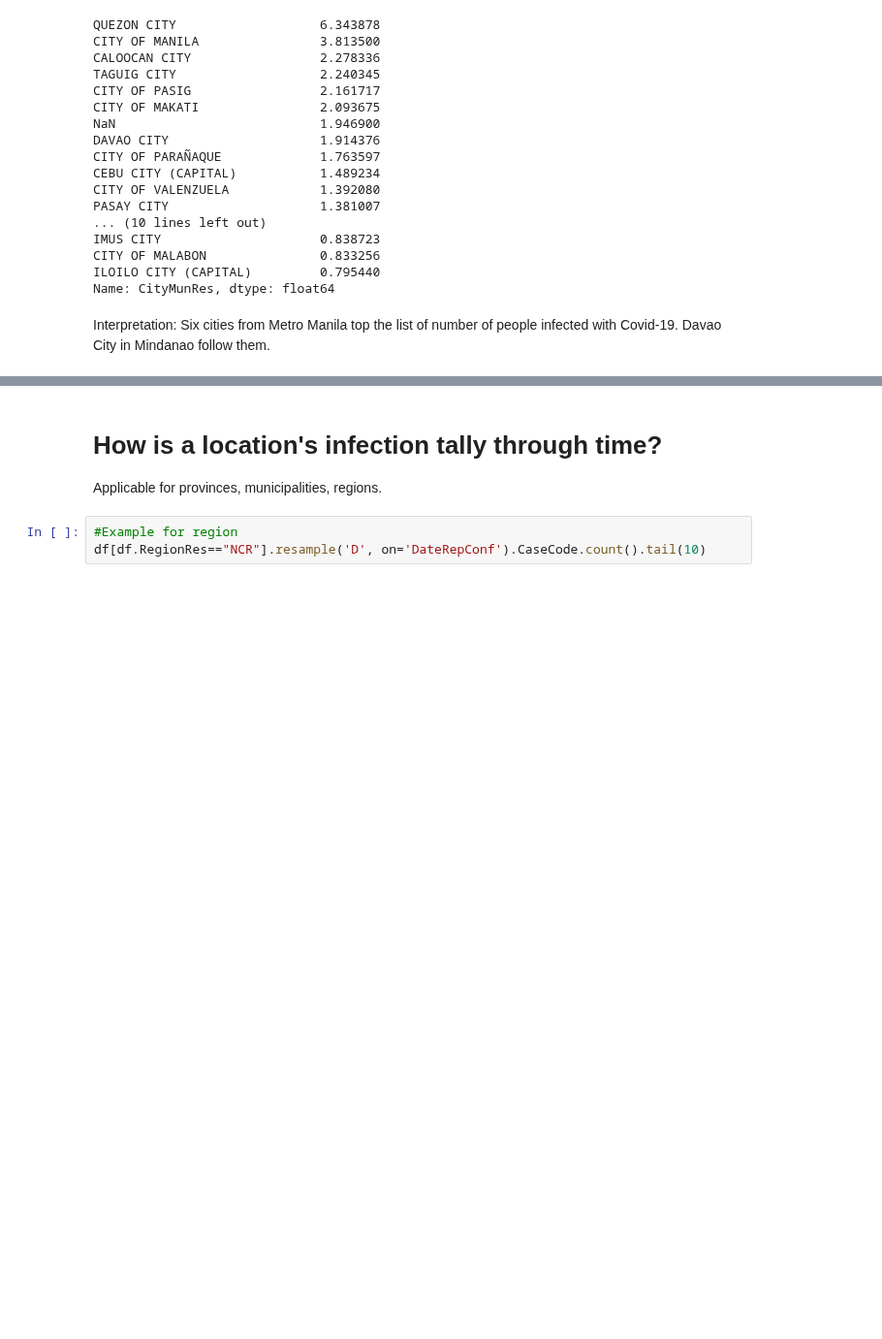
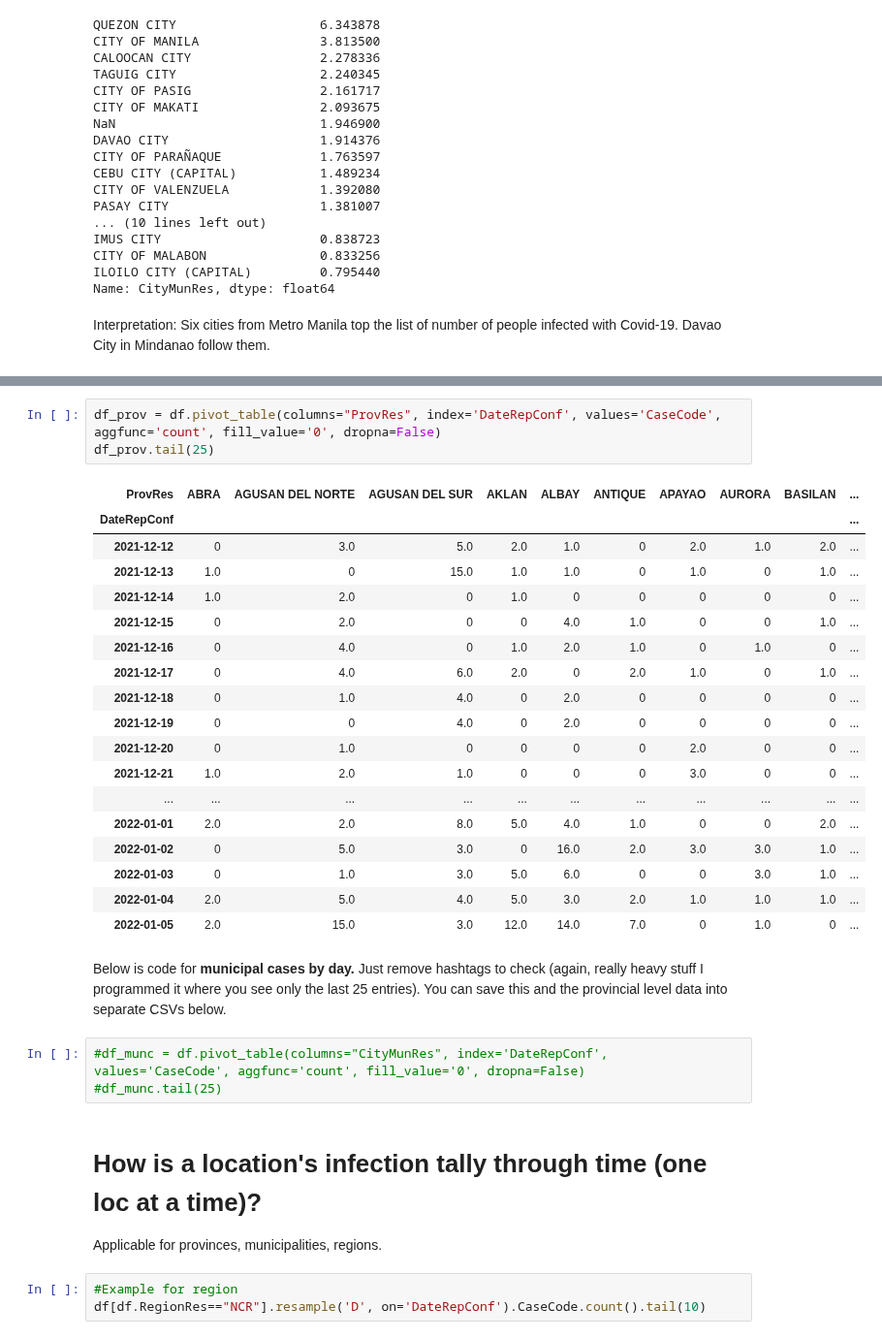
Before and after one commit to pmagtulis/covid-ph, a Jupyter notebook: covid-philippines.ipynb, the cells around one changed output, grey strips where cells are left out. Shown at 97% size. Saved outputs shown, nothing was run; the diff lists cells and outputs as text; blank space fills up the shorter version.

```diff
--- a/covid-philippines.ipynb
+++ b/covid-philippines.ipynb
@@ -299,5 +323,32 @@ Interpretation: Six cities from Metro Manila top the list of number of people in
+# %%
+df_prov = df.pivot_table(columns="ProvRes", index='DateRepConf', values='CaseCode', aggfunc='count', fill_value='0', dropna=False)
+df_prov.tail(25)
+# %% [output]
+| ProvRes | ABRA | AGUSAN DEL NORTE | AGUSAN DEL SUR | AKLAN | ALBAY | ANTIQUE | APAYAO | AURORA | BASILAN | ... |
+| DateRepConf |  |  |  |  |  |  |  |  |  | ... |
+| 2021-12-12 | 0 | 3.0 | 5.0 | 2.0 | 1.0 | 0 | 2.0 | 1.0 | 2.0 | ... |
+| 2021-12-13 | 1.0 | 0 | 15.0 | 1.0 | 1.0 | 0 | 1.0 | 0 | 1.0 | ... |
+| 2021-12-14 | 1.0 | 2.0 | 0 | 1.0 | 0 | 0 | 0 | 0 | 0 | ... |
+| 2021-12-15 | 0 | 2.0 | 0 | 0 | 4.0 | 1.0 | 0 | 0 | 1.0 | ... |
+| 2021-12-16 | 0 | 4.0 | 0 | 1.0 | 2.0 | 1.0 | 0 | 1.0 | 0 | ... |
+| 2021-12-17 | 0 | 4.0 | 6.0 | 2.0 | 0 | 2.0 | 1.0 | 0 | 1.0 | ... |
+| 2021-12-18 | 0 | 1.0 | 4.0 | 0 | 2.0 | 0 | 0 | 0 | 0 | ... |
+| 2021-12-19 | 0 | 0 | 4.0 | 0 | 2.0 | 0 | 0 | 0 | 0 | ... |
+| 2021-12-20 | 0 | 1.0 | 0 | 0 | 0 | 0 | 2.0 | 0 | 0 | ... |
+| 2021-12-21 | 1.0 | 2.0 | 1.0 | 0 | 0 | 0 | 3.0 | 0 | 0 | ... |
+| ... | ... | ... | ... | ... | ... | ... | ... | ... | ... | ... |
+| 2022-01-01 | 2.0 | 2.0 | 8.0 | 5.0 | 4.0 | 1.0 | 0 | 0 | 2.0 | ... |
+| 2022-01-02 | 0 | 5.0 | 3.0 | 0 | 16.0 | 2.0 | 3.0 | 3.0 | 1.0 | ... |
+| 2022-01-03 | 0 | 1.0 | 3.0 | 5.0 | 6.0 | 0 | 0 | 3.0 | 1.0 | ... |
+| 2022-01-04 | 2.0 | 5.0 | 4.0 | 5.0 | 3.0 | 2.0 | 1.0 | 1.0 | 1.0 | ... |
+| 2022-01-05 | 2.0 | 15.0 | 3.0 | 12.0 | 14.0 | 7.0 | 0 | 1.0 | 0 | ... |
+# %% [markdown]
+Below is code for **municipal cases by day.** Just remove hashtags to check (again, really heavy stuff I programmed it where you see only the last 25 entries). You can save this and the provincial level data into separate CSVs below.
+# %%
+#df_munc = df.pivot_table(columns="CityMunRes", index='DateRepConf', values='CaseCode', aggfunc='count', fill_value='0', dropna=False)
+#df_munc.tail(25)
 # %% [markdown]
-# How is a location's infection tally through time?
+# How is a location's infection tally through time (one loc at a time)?
 
 Applicable for provinces, municipalities, regions.
 # %%
```
Also changed, not shown: parts of 28 cells of this notebook.
